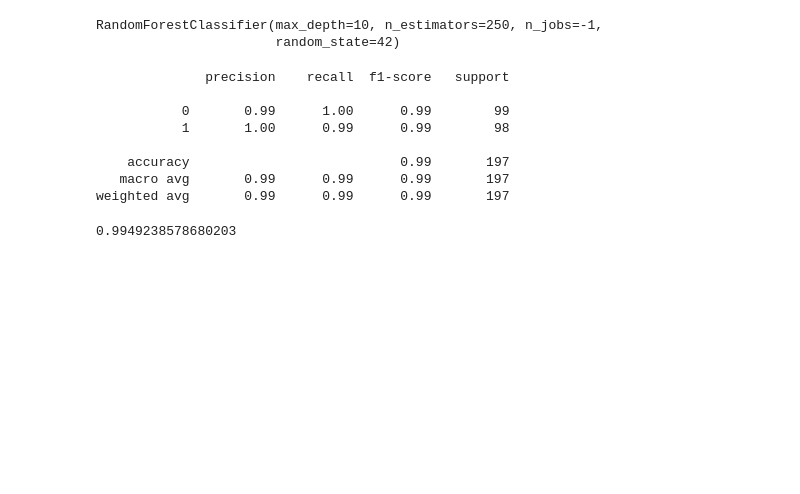
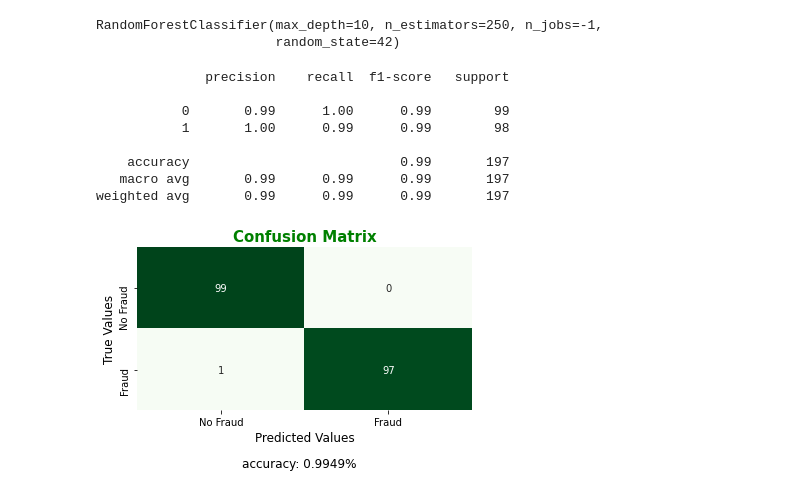
Before and after one commit to samuelpat/fraud-detection, a Jupyter notebook: Models.ipynb, the cells around one changed output. Saved outputs shown, nothing was run; the diff lists cells and outputs as text; code cells hidden in the pictures; blank space fills up the shorter version.

```diff
--- a/Models.ipynb
+++ b/Models.ipynb
@@ -186,7 +183,8 @@ print(classification_report(y_test, y_test_pred))
     accuracy                           0.99       197
    macro avg       0.99      0.99      0.99       197
 weighted avg       0.99      0.99      0.99       197
-# %%
-print(accuracy_score(y_test, y_test_pred))
-# %% [output]
-0.9949238578680203
+# %%
+cm = confusion_matrix(y_test, y_test_pred)
+plot_confusion_matrix(cm, labels=['No Fraud', 'Fraud'], y_true=y_test, y_pred=y_test_pred)
+# %% [output]
+[figure, added]
```
Also changed, not shown: parts of 28 cells of this notebook.
